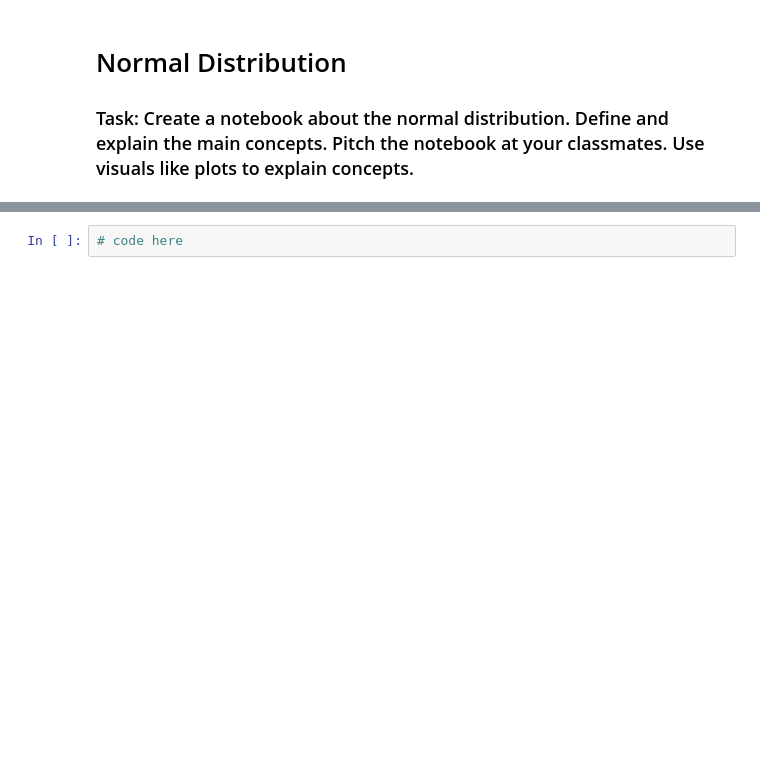
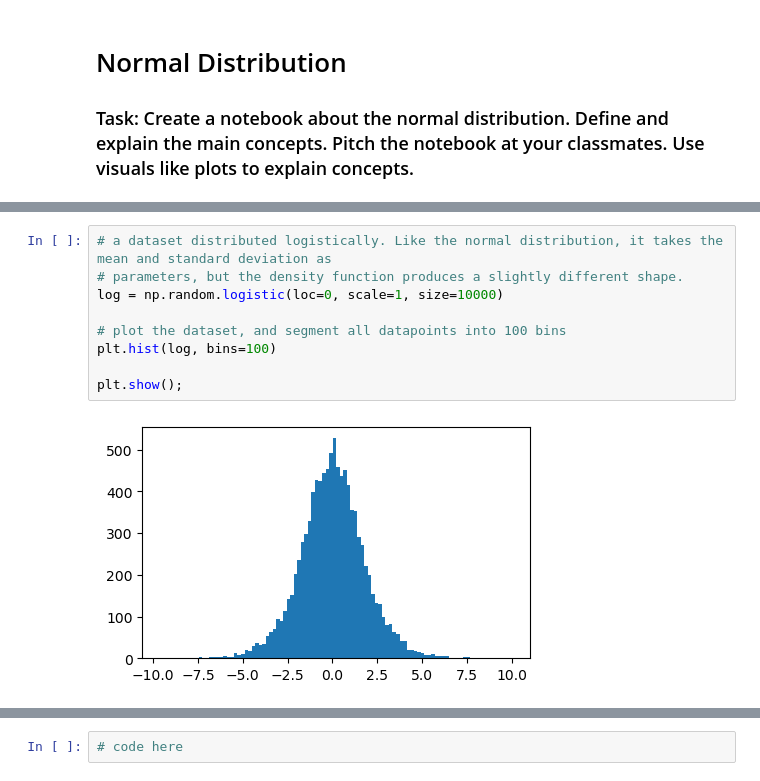
Before and after one commit to kiehozero/atu-fundda2022, a Jupyter notebook: practicals/00-normal-distribution.ipynb, the cells around one changed output, grey strips where cells are left out. Saved outputs shown, nothing was run; the diff lists cells and outputs as text; blank space fills up the shorter version.

```diff
--- a/practicals/00-normal-distribution.ipynb
+++ b/practicals/00-normal-distribution.ipynb
@@ -44,0 +91,11 @@ plt.show()
+# %%
+# a dataset distributed logistically. Like the normal distribution, it takes the mean and standard deviation as
+# parameters, but the density function produces a slightly different shape.
+log = np.random.logistic(loc=0, scale=1, size=10000)
+
+# plot the dataset, and segment all datapoints into 100 bins
+plt.hist(log, bins=100)
+
+plt.show();
+# %% [output]
+[figure, added]
```
Also changed, not shown: parts of 16 cells of this notebook, 1 other file.
